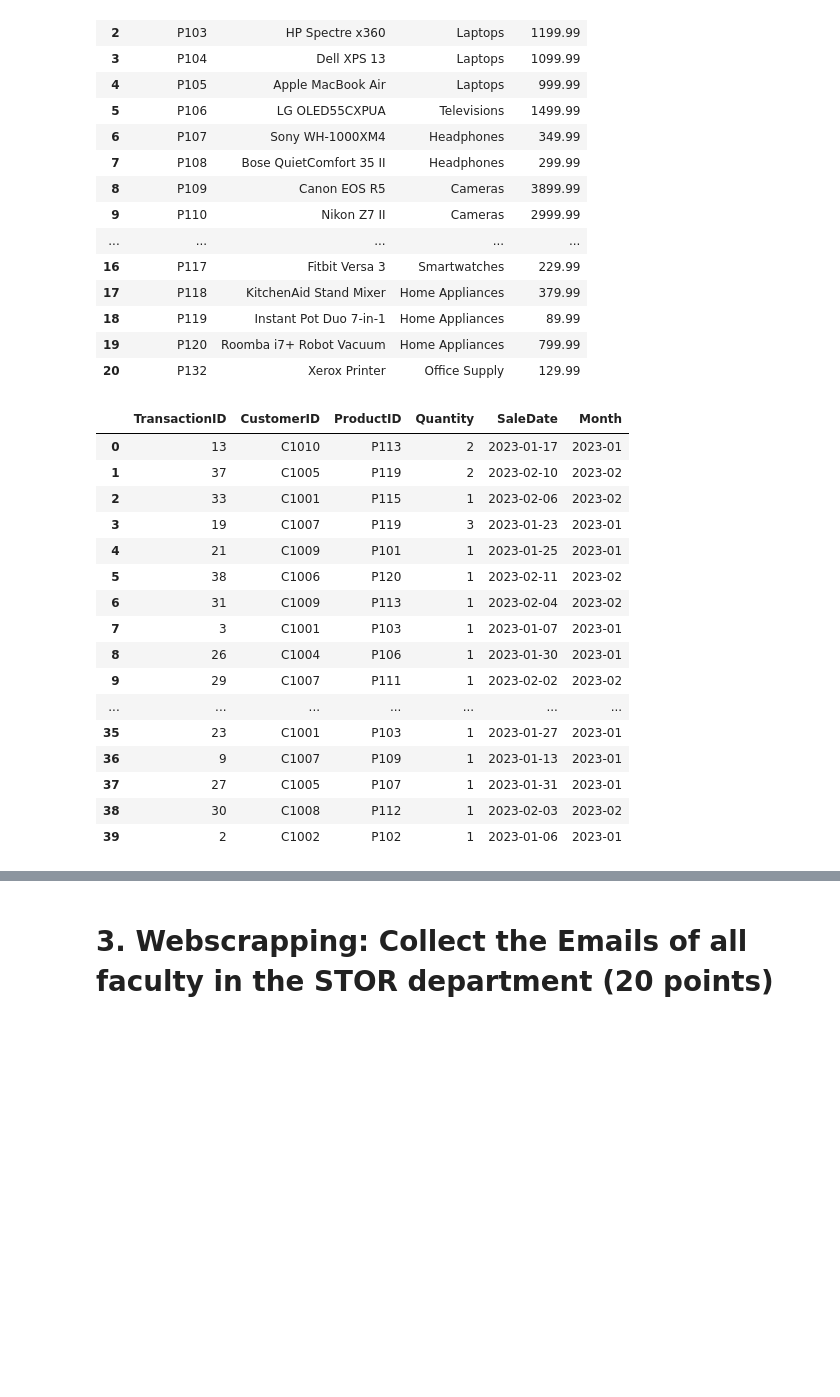
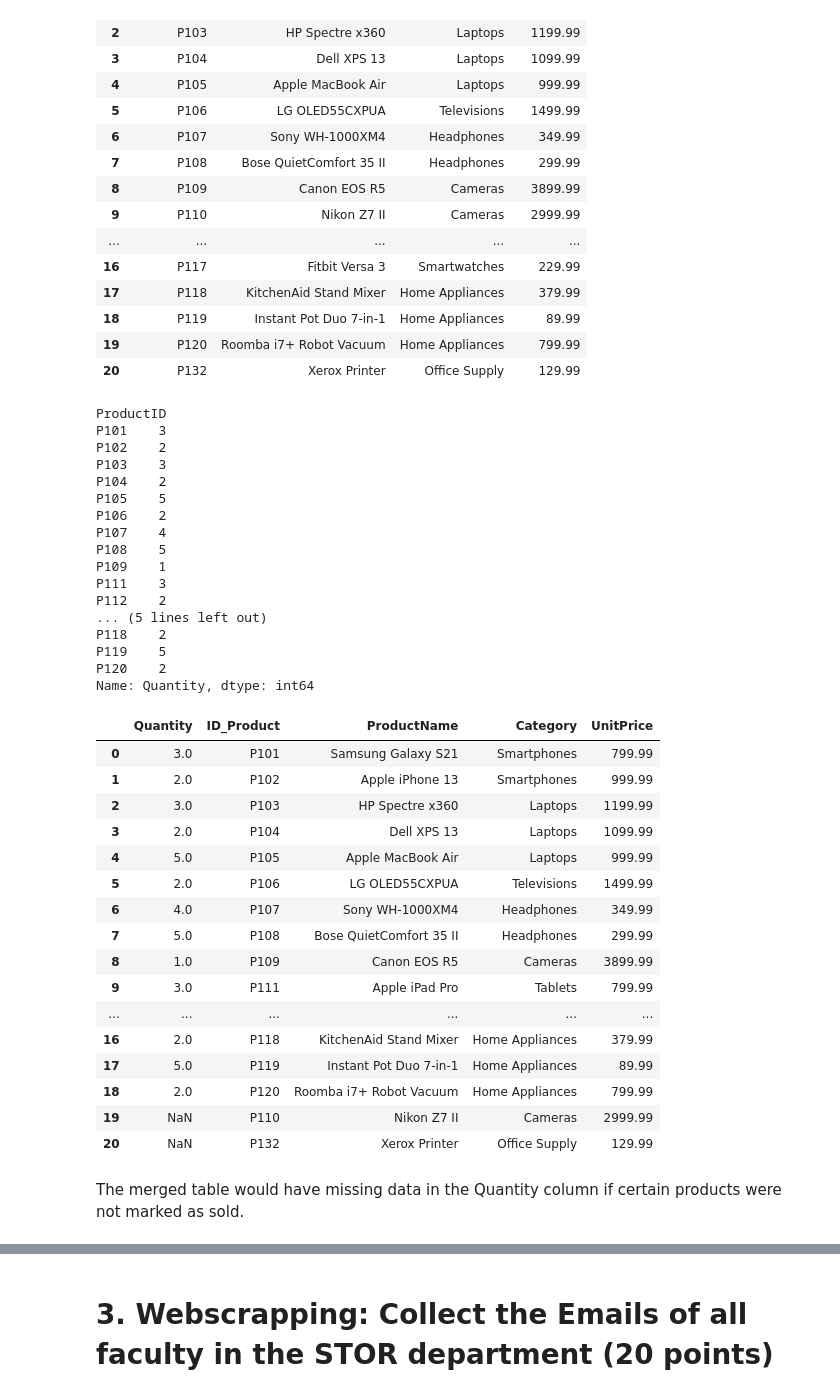
Before and after one commit to ivynangalia/320, a Jupyter notebook: homework/HW3.ipynb, the cells around one changed output, grey strips where cells are left out. Drawn from its saved outputs; the diff is of its cells as text; code cells hidden in the pictures; blank space fills up the shorter version.

```diff
--- a/homework/HW3.ipynb
+++ b/homework/HW3.ipynb
@@ -175,26 +185,48 @@ product_data
 | 20 | P132 | Xerox Printer | Office Supply | 129.99 |
 # %%
 #2.2
-product_sales_df: pd.Series
-for product in product_data["ID_Product"]:
-    for id in sales_data["ProductID"]:
-        if product == id:
-            product_sales_df[product] +=
+product_sales_df = sales_data.groupby("ProductID")["Quantity"].sum()
+product_sales_df
 # %% [output]
-|  | TransactionID | CustomerID | ProductID | Quantity | SaleDate | Month |
-| 0 | 13 | C1010 | P113 | 2 | 2023-01-17 | 2023-01 |
-| 1 | 37 | C1005 | P119 | 2 | 2023-02-10 | 2023-02 |
-| 2 | 33 | C1001 | P115 | 1 | 2023-02-06 | 2023-02 |
-| 3 | 19 | C1007 | P119 | 3 | 2023-01-23 | 2023-01 |
-| 4 | 21 | C1009 | P101 | 1 | 2023-01-25 | 2023-01 |
-| 5 | 38 | C1006 | P120 | 1 | 2023-02-11 | 2023-02 |
-| 6 | 31 | C1009 | P113 | 1 | 2023-02-04 | 2023-02 |
-| 7 | 3 | C1001 | P103 | 1 | 2023-01-07 | 2023-01 |
-| 8 | 26 | C1004 | P106 | 1 | 2023-01-30 | 2023-01 |
-| 9 | 29 | C1007 | P111 | 1 | 2023-02-02 | 2023-02 |
-| ... | ... | ... | ... | ... | ... | ... |
-| 35 | 23 | C1001 | P103 | 1 | 2023-01-27 | 2023-01 |
-| 36 | 9 | C1007 | P109 | 1 | 2023-01-13 | 2023-01 |
-| 37 | 27 | C1005 | P107 | 1 | 2023-01-31 | 2023-01 |
-| 38 | 30 | C1008 | P112 | 1 | 2023-02-03 | 2023-02 |
-| 39 | 2 | C1002 | P102 | 1 | 2023-01-06 | 2023-01 |
+ProductID
+P101    3
+P102    2
+P103    3
+P104    2
+P105    5
+P106    2
+P107    4
+P108    5
+P109    1
+P111    3
+P112    2
+... (5 lines left out)
+P118    2
+P119    5
+P120    2
+Name: Quantity, dtype: int64
+# %%
+#2.3
+product_sales = pd.merge(product_sales_df, product_data,
+         left_on="ProductID", right_on="ID_Product", how="outer")
+product_sales
+# %% [output]
+|  | Quantity | ID_Product | ProductName | Category | UnitPrice |
+| 0 | 3.0 | P101 | Samsung Galaxy S21 | Smartphones | 799.99 |
+| 1 | 2.0 | P102 | Apple iPhone 13 | Smartphones | 999.99 |
+| 2 | 3.0 | P103 | HP Spectre x360 | Laptops | 1199.99 |
+| 3 | 2.0 | P104 | Dell XPS 13 | Laptops | 1099.99 |
+| 4 | 5.0 | P105 | Apple MacBook Air | Laptops | 999.99 |
+| 5 | 2.0 | P106 | LG OLED55CXPUA | Televisions | 1499.99 |
+| 6 | 4.0 | P107 | Sony WH-1000XM4 | Headphones | 349.99 |
+| 7 | 5.0 | P108 | Bose QuietComfort 35 II | Headphones | 299.99 |
+| 8 | 1.0 | P109 | Canon EOS R5 | Cameras | 3899.99 |
+| 9 | 3.0 | P111 | Apple iPad Pro | Tablets | 799.99 |
+| ... | ... | ... | ... | ... | ... |
+| 16 | 2.0 | P118 | KitchenAid Stand Mixer | Home Appliances | 379.99 |
+| 17 | 5.0 | P119 | Instant Pot Duo 7-in-1 | Home Appliances | 89.99 |
+| 18 | 2.0 | P120 | Roomba i7+ Robot Vacuum | Home Appliances | 799.99 |
+| 19 | NaN | P110 | Nikon Z7 II | Cameras | 2999.99 |
+| 20 | NaN | P132 | Xerox Printer | Office Supply | 129.99 |
+# %% [markdown]
+The merged table would have missing data in the Quantity column if certain products were not marked as sold.
```
Also changed, not shown: parts of 12 cells of this notebook, 7 other files.
